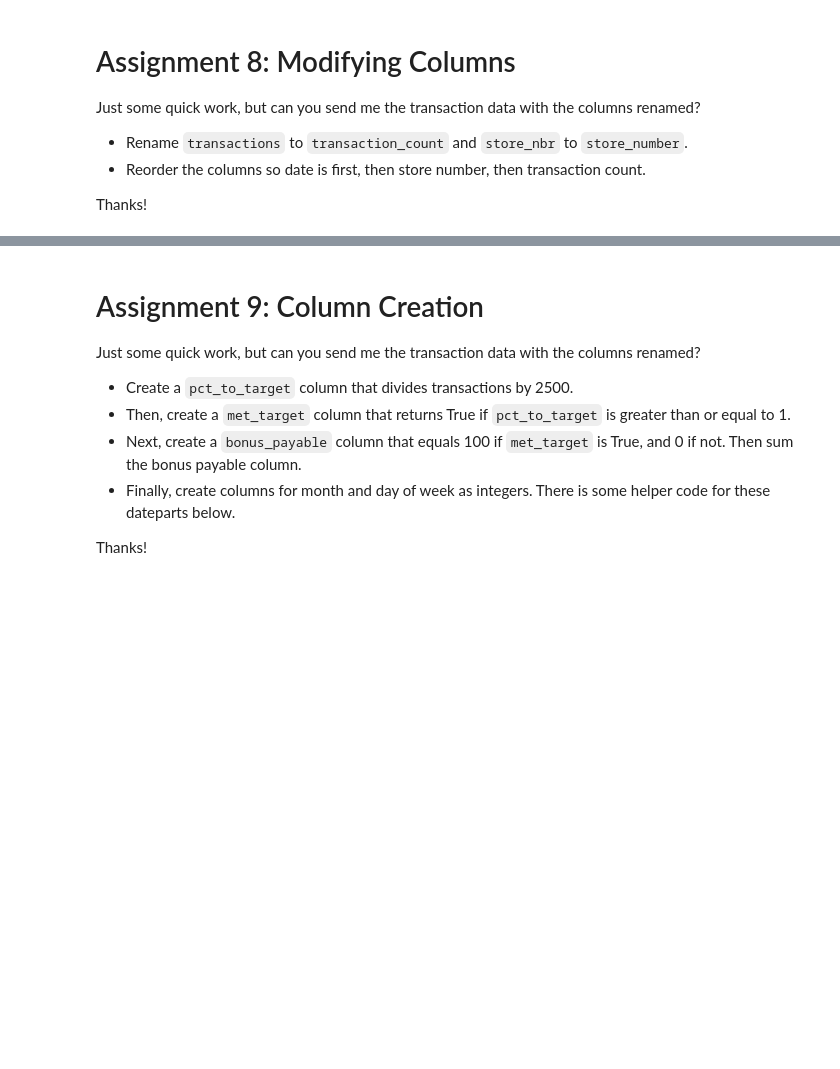
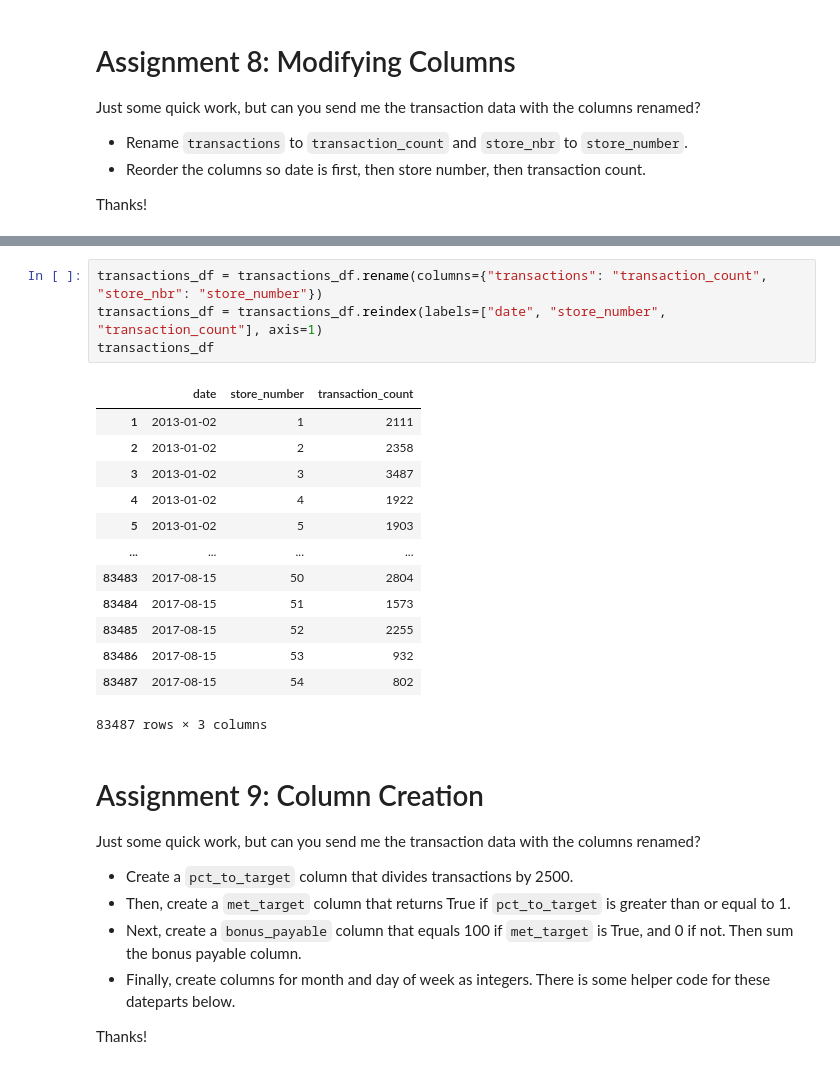
Before and after one commit to amorganhunt/Maven-NumPy-and-Pandas-2, a Jupyter notebook: maven_python_course/DataFrames/section03_DataFrames.ipynb, the cells around one changed output, grey strips where cells are left out. Cells and saved outputs as stored; diff of their text form; blank space fills up the shorter version.

```diff
--- a/maven_python_course/DataFrames/section03_DataFrames.ipynb
+++ b/maven_python_course/DataFrames/section03_DataFrames.ipynb
@@ -394,3 +401,21 @@ transactions.head()
+# %%
+transactions_df = transactions_df.rename(columns={"transactions": "transaction_count", "store_nbr": "store_number"})
+transactions_df = transactions_df.reindex(labels=["date", "store_number", "transaction_count"], axis=1)
+transactions_df
+# %% [output]
+|  | date | store_number | transaction_count |
+| 1 | 2013-01-02 | 1 | 2111 |
+| 2 | 2013-01-02 | 2 | 2358 |
+| 3 | 2013-01-02 | 3 | 3487 |
+| 4 | 2013-01-02 | 4 | 1922 |
+| 5 | 2013-01-02 | 5 | 1903 |
+| ... | ... | ... | ... |
+| 83483 | 2017-08-15 | 50 | 2804 |
+| 83484 | 2017-08-15 | 51 | 1573 |
+| 83485 | 2017-08-15 | 52 | 2255 |
+| 83486 | 2017-08-15 | 53 | 932 |
+| 83487 | 2017-08-15 | 54 | 802 |
+83487 rows × 3 columns
 # %% [markdown]
 # Assignment 9: Column Creation
 
```
Also changed, not shown: parts of 2 cells of this notebook, 2 other files.
